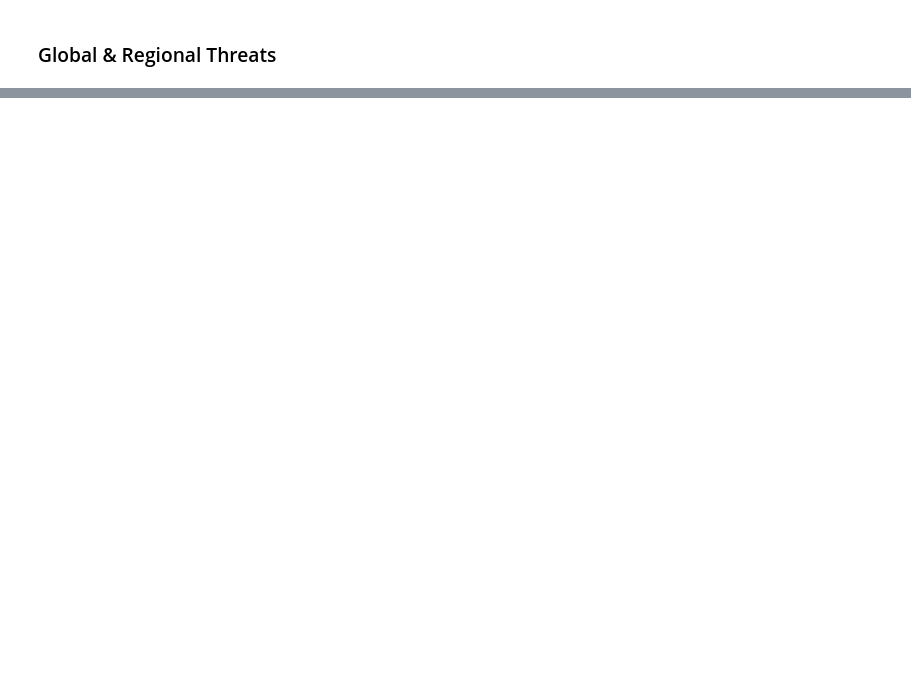
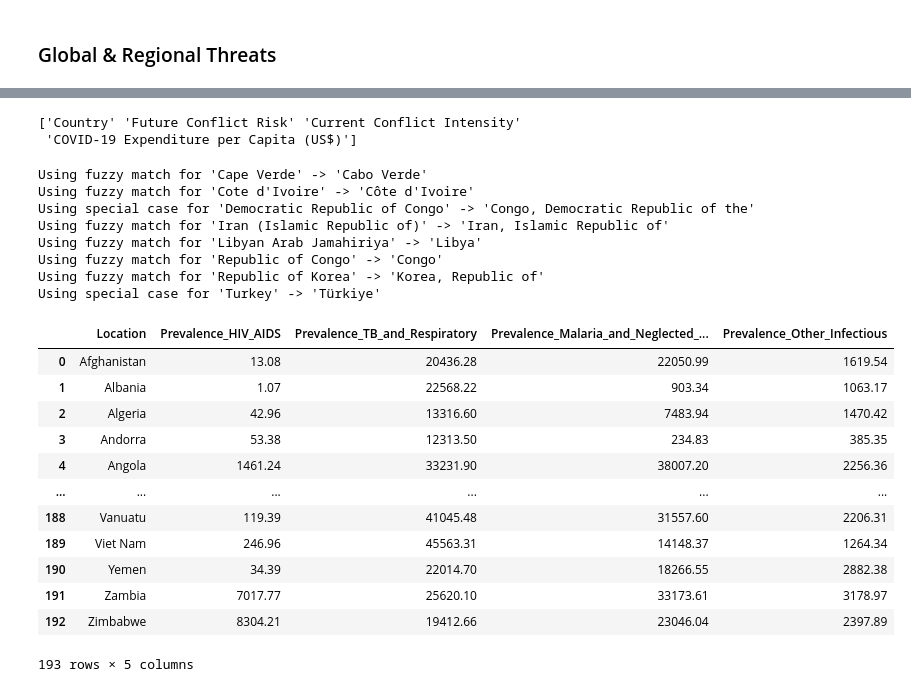
Before and after one commit to arth3mis/global-societal-endangerment-index, a Jupyter notebook: 2.1_data_preprocessing.ipynb, the cells around one changed output, grey strips where cells are left out. Saved outputs shown, nothing was run; the diff lists cells and outputs as text; code cells hidden in the pictures; blank space fills up the shorter version.

```diff
--- a/2.1_data_preprocessing.ipynb
+++ b/2.1_data_preprocessing.ipynb
@@ -523,3 +674,51 @@ threat_data = pd.DataFrame(all_countries(), columns=['Country'])
+# %%
+# Pandemic Preparedness
+
+# INDICATORS:
+# Expenditure on COVID-19 per Capita in US$
+
+disease = who_ghe[['Countries', '2021_Expenditure on COVID-19 per Capita in US$']]
+# rename columns
+indicator_cols = ['COVID-19 Expenditure per Capita (US$)']
+disease.columns = ['Country'] + indicator_cols
+# merge
+threat_data = merge(threat_data, disease, indicator_cols)
+# %% [output]
+['Country' 'Future Conflict Risk' 'Current Conflict Intensity'
+ 'COVID-19 Expenditure per Capita (US$)']
+# %%
+# Disease Burden
+
+# INDICATORS:
+# Prevalence of infectious diseases
+
+disease = pd.read_csv("data/IHME_GBD_infectious_diseases_export_2021.csv")
+# standardise country names
+disease['Location'] = standardise_countries(disease['Location'], fuzzy_threshold=79)
+
+disease
+# %% [output]
+Using fuzzy match for 'Cape Verde' -> 'Cabo Verde'
+Using fuzzy match for 'Cote d'Ivoire' -> 'Côte d'Ivoire'
+Using special case for 'Democratic Republic of Congo' -> 'Congo, Democratic Republic of the'
+Using fuzzy match for 'Iran (Islamic Republic of)' -> 'Iran, Islamic Republic of'
+Using fuzzy match for 'Libyan Arab Jamahiriya' -> 'Libya'
+Using fuzzy match for 'Republic of Congo' -> 'Congo'
+Using fuzzy match for 'Republic of Korea' -> 'Korea, Republic of'
+Using special case for 'Turkey' -> 'Türkiye'
+|  | Location | Prevalence_HIV_AIDS | Prevalence_TB_and_Respiratory | Prevalence_Malaria_and_Neglected_... | Prevalence_Other_Infectious |
+| 0 | Afghanistan | 13.08 | 20436.28 | 22050.99 | 1619.54 |
+| 1 | Albania | 1.07 | 22568.22 | 903.34 | 1063.17 |
+| 2 | Algeria | 42.96 | 13316.60 | 7483.94 | 1470.42 |
+| 3 | Andorra | 53.38 | 12313.50 | 234.83 | 385.35 |
+| 4 | Angola | 1461.24 | 33231.90 | 38007.20 | 2256.36 |
+| ... | ... | ... | ... | ... | ... |
+| 188 | Vanuatu | 119.39 | 41045.48 | 31557.60 | 2206.31 |
+| 189 | Viet Nam | 246.96 | 45563.31 | 14148.37 | 1264.34 |
+| 190 | Yemen | 34.39 | 22014.70 | 18266.55 | 2882.38 |
+| 191 | Zambia | 7017.77 | 25620.10 | 33173.61 | 3178.97 |
+| 192 | Zimbabwe | 8304.21 | 19412.66 | 23046.04 | 2397.89 |
+193 rows × 5 columns
 # %%
 # env_data
 # pol_data
```
Also changed, not shown: parts of 9 cells of this notebook, 3 other files.
